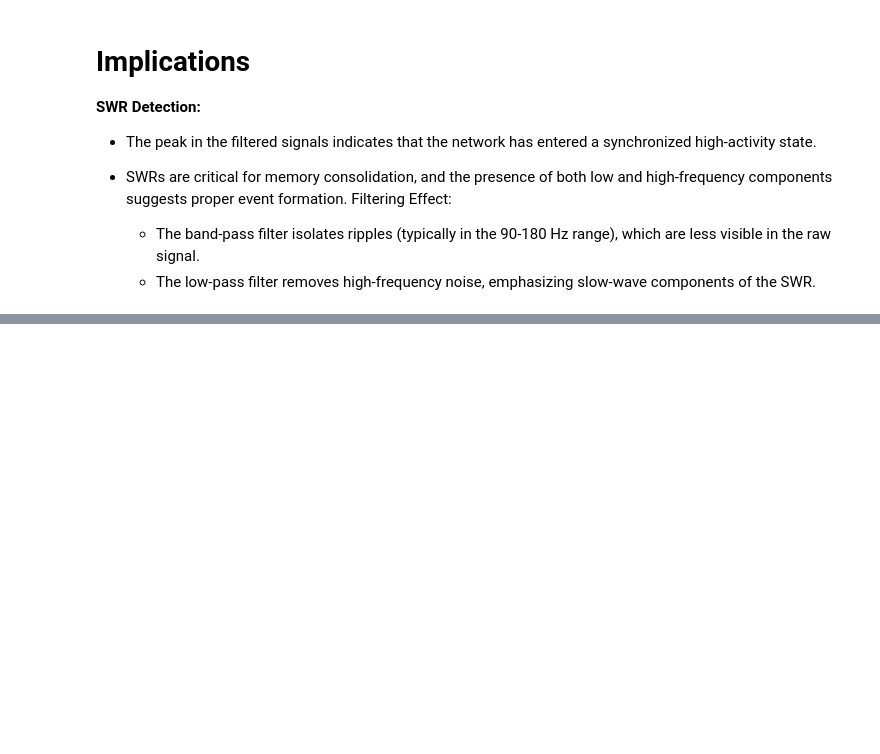
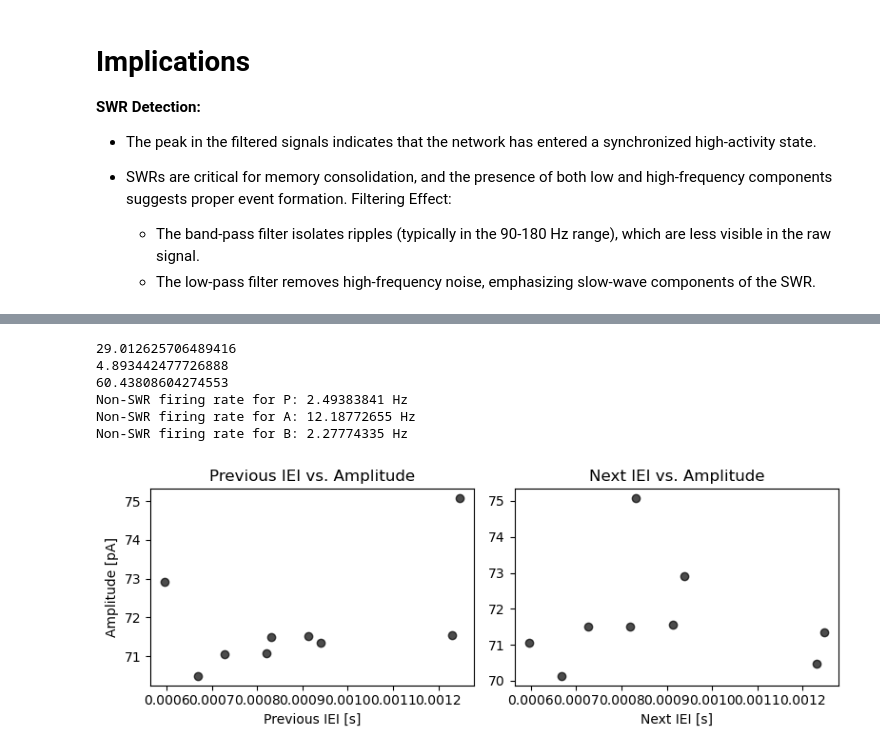
Before and after one commit to SHK-89/MNS_FinalProject, a Jupyter notebook: SWR_project.ipynb, the cells around one changed output, grey strips where cells are left out. Saved outputs shown, nothing was run; the diff lists cells and outputs as text; code cells hidden in the pictures; blank space fills up the shorter version.

```diff
--- a/SWR_project.ipynb
+++ b/SWR_project.ipynb
@@ -695,0 +720,72 @@ plt.show()
+# %%
+# for each population calculate the average firing rate during swr and non swr states
+
+#### SWR FIRING RATE ####
+P_rate = pop_rate_P.smooth_rate(window="gaussian", width=2 * ms)
+B_rate = pop_rate_B.smooth_rate(window="gaussian", width=2 * ms)
+A_rate = pop_rate_A.smooth_rate(window="gaussian", width=2 * ms)
+
+
+swr_firing_P = []
+swr_firing_A = []
+swr_firing_B = []
+for event in event_boundaries:
+    swr_firing_P.append(np.mean(P_rate[event[0]:event[1]]))
+    swr_firing_B.append(np.mean(B_rate[event[0]:event[1]]))
+    swr_firing_A.append(np.mean(A_rate[event[0]:event[1]]))
+
+# The average here is a little bit lower because we defined the onset of the event as half maximum,
+# therefore also values on the up and down slope are included
+print(np.mean(swr_firing_P))
+print(np.mean(swr_firing_A))
+print(np.mean(swr_firing_B))
+
+#### NON SWR FIRING RATE ####
+# Create a mask that is True for all time points
+mask = np.ones(len(P_rate), dtype=bool)
+
+# Set the mask to False for all indices that fall within SWR events
+for start, end in event_boundaries:
+    mask[start:end] = False
+
+# Now compute the average firing rate for non-SWR periods for each population
+non_swr_firing_P = np.mean(P_rate[mask])
+non_swr_firing_A = np.mean(A_rate[mask])
+non_swr_firing_B = np.mean(B_rate[mask])
+
+print("Non-SWR firing rate for P:", non_swr_firing_P)
+print("Non-SWR firing rate for A:", non_swr_firing_A)
+print("Non-SWR firing rate for B:", non_swr_firing_B)
+# %% [output]
+29.012625706489416
+4.893442477726888
+60.43808604274553
+Non-SWR firing rate for P: 2.49383841 Hz
+Non-SWR firing rate for A: 12.18772655 Hz
+Non-SWR firing rate for B: 2.27774335 Hz
+# %%
+
+# Convert IEI from milliseconds to seconds
+IEI_s = inter_event_intervals / 1000
+
+
+# Create scatter plots
+fig, axes = plt.subplots(1, 2, figsize=(8, 3))
+
+# Plot Previous IEI correlation
+axes[0].scatter(IEI_s, peaks[1:] * 1e12, color='black', alpha=0.7)
+x_fit = np.linspace(0, 2, 100)
+axes[0].set_xlabel("Previous IEI [s]")
+axes[0].set_ylabel("Amplitude [pA]")
+axes[0].set_title("Previous IEI vs. Amplitude")
+
+# Plot Next IEI correlation (excluding last peak)
+axes[1].scatter(IEI_s, peaks[:-1] * 1e12, color='black', alpha=0.7)
+axes[1].set_xlabel("Next IEI [s]")
+
+axes[1].set_title("Next IEI vs. Amplitude")
+
+plt.tight_layout()
+plt.show()
+# %% [output]
+[figure, added]
```
Also changed, not shown: parts of 14 cells of this notebook.
